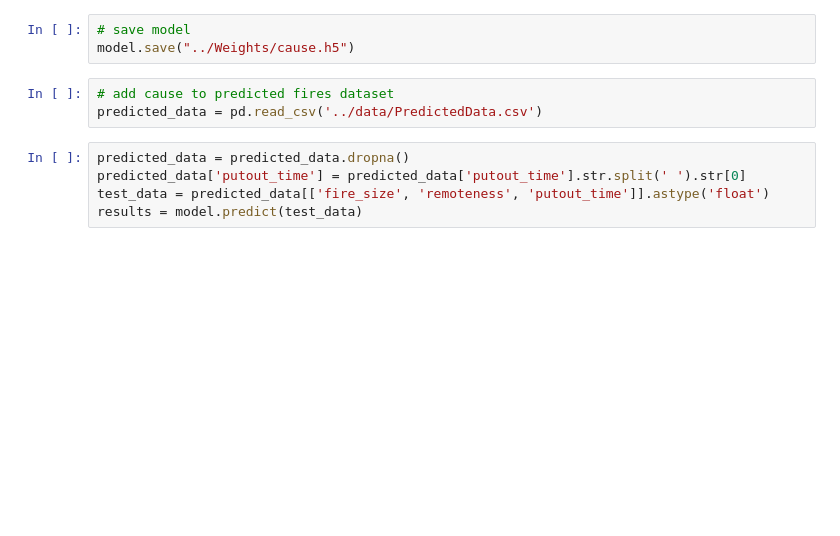
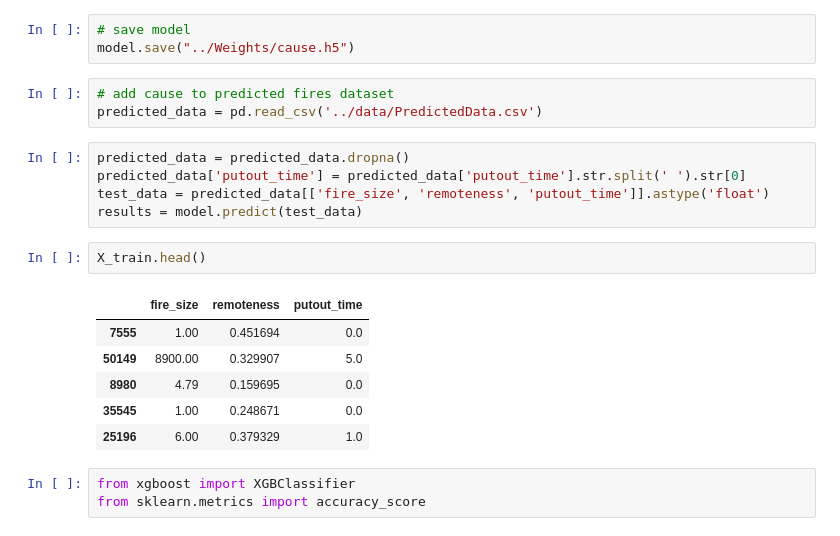
Before and after one commit to TeamDeltaHacks/WildfiresAI, a Jupyter notebook: Notebooks/Cause.ipynb, the cells around one changed output. Cells and saved outputs as stored; diff of their text form; blank space fills up the shorter version.

Commit message:
testing xgboost
didn't use any parameters will tune later, probably use over NN because will give better results

```diff
--- a/Notebooks/Cause.ipynb
+++ b/Notebooks/Cause.ipynb
@@ -169,3 +169,15 @@ predicted_data = predicted_data.dropna()
 predicted_data['putout_time'] = predicted_data['putout_time'].str.split(' ').str[0]
 test_data = predicted_data[['fire_size', 'remoteness', 'putout_time']].astype('float')
 results = model.predict(test_data)
+# %%
+X_train.head()
+# %% [output]
+|  | fire_size | remoteness | putout_time |
+| 7555 | 1.00 | 0.451694 | 0.0 |
+| 50149 | 8900.00 | 0.329907 | 5.0 |
+| 8980 | 4.79 | 0.159695 | 0.0 |
+| 35545 | 1.00 | 0.248671 | 0.0 |
+| 25196 | 6.00 | 0.379329 | 1.0 |
+# %%
+from xgboost import XGBClassifier
+from sklearn.metrics import accuracy_score
```
Also changed, not shown: parts of 8 cells of this notebook.
